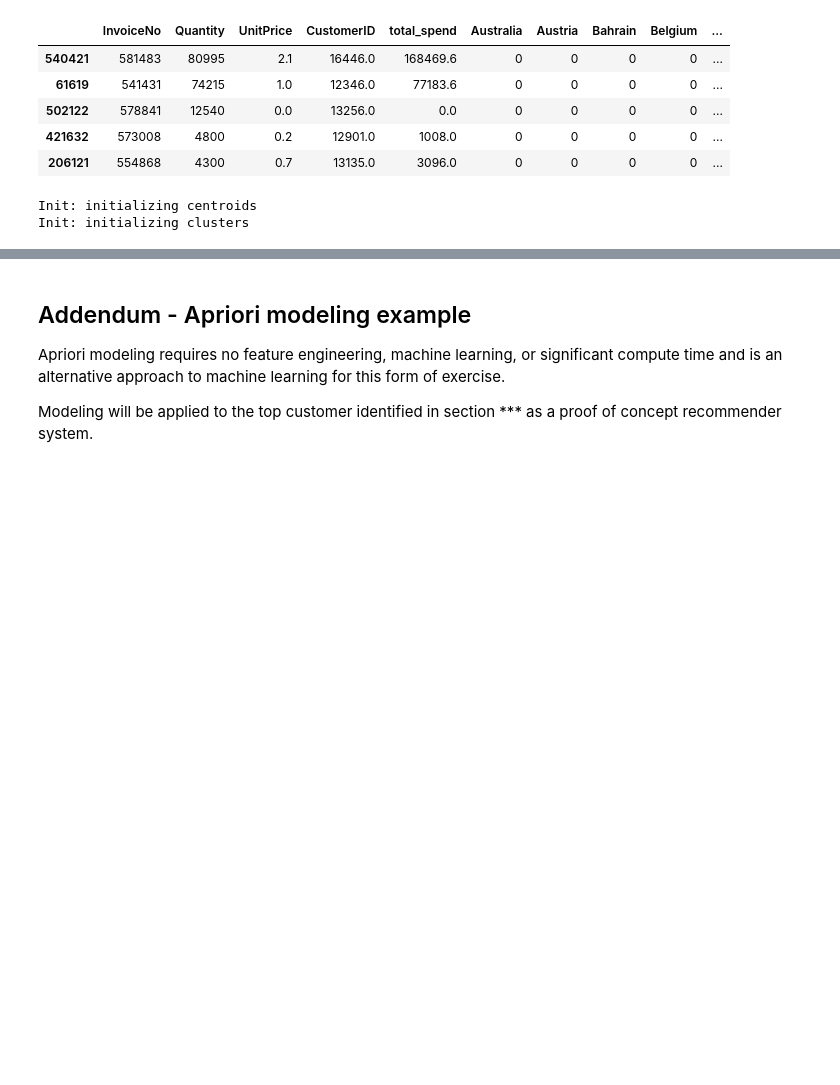
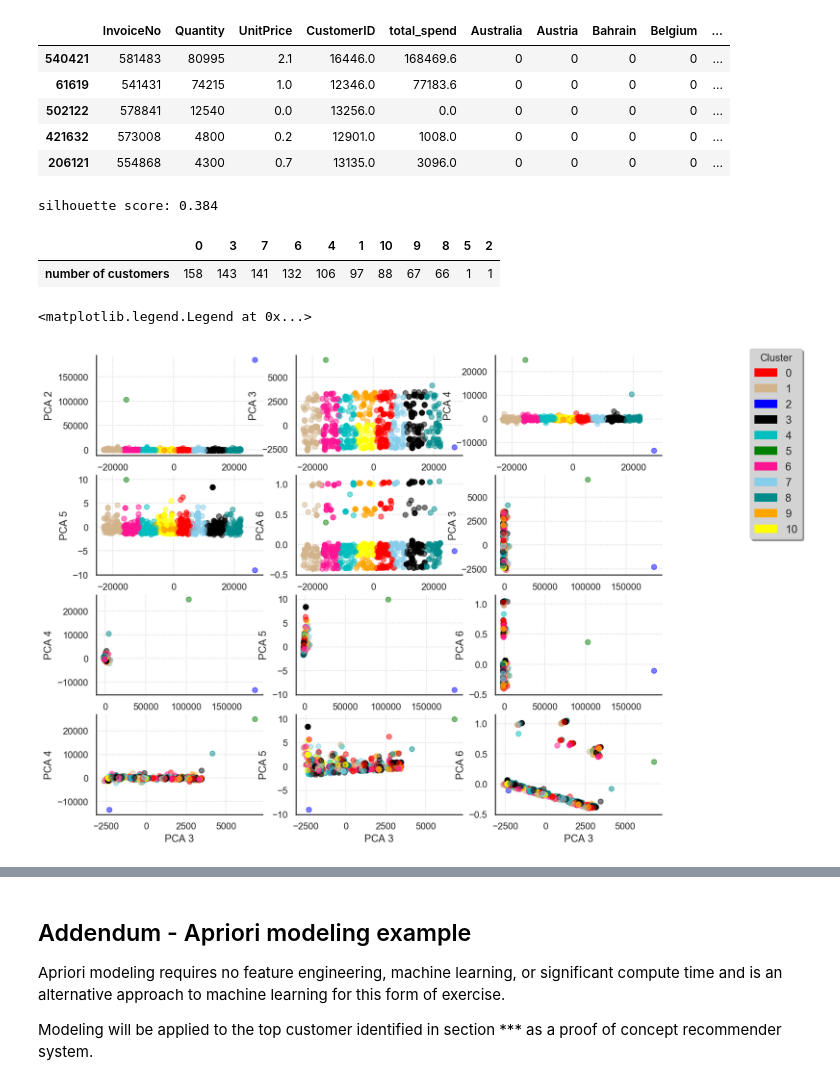
Before and after one commit to scheckley/online-retail, a Jupyter notebook: analysis.ipynb, the cells around one changed output, grey strips where cells are left out. Saved outputs shown, nothing was run; the diff lists cells and outputs as text; code cells hidden in the pictures; blank space fills up the shorter version.

```diff
--- a/analysis.ipynb
+++ b/analysis.ipynb
@@ -528,15 +556,19 @@ Xdata.head()
 | 502122 | 578841 | 12540 | 0.0 | 13256.0 | 0.0 | 0 | 0 | 0 | 0 | ... |
 | 421632 | 573008 | 4800 | 0.2 | 12901.0 | 1008.0 | 0 | 0 | 0 | 0 | ... |
 | 206121 | 554868 | 4300 | 0.7 | 13135.0 | 3096.0 | 0 | 0 | 0 | 0 | ... |
-# %%
-from kmodes.kmodes import KModes
-
-km = KModes(n_clusters=11, init='Huang', n_init=5, verbose=1)
-
-clusters = km.fit_predict(Xdata)
-
-# Print the cluster centroids
-print(km.cluster_centroids_)
-# %% [output]
-Init: initializing centroids
-Init: initializing clusters
+# %%
+#http://scikit-learn.org/stable/auto_examples/cluster/plot_kmeans_silhouette_analysis.html
+
+n_clusters = 11
+kmeans = KMeans(init='k-means++', n_clusters = n_clusters, n_init=100, n_jobs=-1)
+kmeans.fit(Xdata[:1000])
+clusters_clients = kmeans.predict(Xdata[:1000])
+silhouette_avg = silhouette_score(Xdata[:1000], clusters_clients)
+print('silhouette score: {:<.3f}'.format(silhouette_avg))
+# %% [output]
+silhouette score: 0.384
+# %%
+pd.DataFrame(pd.Series(clusters_clients).value_counts(), columns = ['number of customers']).T
+# %% [output]
+|  | 0 | 3 | 7 | 6 | 4 | 1 | 10 | 9 | 8 | 5 | 2 |
+| number of customers | 158 | 143 | 141 | 132 | 106 | 97 | 88 | 67 | 66 | 1 | 1 |
@@ -542,0 +577,44 @@ Init: initializing clusters
+# %%
+pca = PCA(n_components=6)
+matrix_3D = pca.fit_transform(Xdata[:1000])
+mat = pd.DataFrame(matrix_3D)
+mat['cluster'] = pd.Series(clusters_clients)
+# %%
+import matplotlib.patches as mpatches
+
+#sns.set_style("white")
+#sns.set_context("notebook", font_scale=1, rc={"lines.linewidth": 2.5})
+
+LABEL_COLOR_MAP = {0:'r', 1:'tan', 2:'b', 3:'k', 4:'c', 5:'g', 6:'deeppink', 7:'skyblue', 8:'darkcyan', 9:'orange',
+                   10:'yellow', 11:'tomato', 12:'seagreen'}
+label_color = [LABEL_COLOR_MAP[l] for l in mat['cluster']]
+
+fig = plt.figure(figsize = (12,10))
+increment = 0
+for ix in range(6):
+    for iy in range(ix+1, 6):
+        increment += 1
+        ax = fig.add_subplot(4,3,increment)
+        ax.scatter(mat[ix], mat[iy], c= label_color, alpha=0.5)
+        plt.ylabel('PCA {}'.format(iy+1), fontsize = 12)
+        plt.xlabel('PCA {}'.format(ix+1), fontsize = 12)
+        ax.yaxis.grid(color='lightgray', linestyle=':')
+        ax.xaxis.grid(color='lightgray', linestyle=':')
+        ax.spines['right'].set_visible(False)
+        ax.spines['top'].set_visible(False)
+
+        if increment == 12: break
+    if increment == 12: break
+
+
+comp_handler = []
+for i in range(n_clusters):
+    comp_handler.append(mpatches.Patch(color = LABEL_COLOR_MAP[i], label = i))
+
+plt.legend(handles=comp_handler, bbox_to_anchor=(1.1, 0.9),
+           title='Cluster', facecolor = 'lightgrey',
+           shadow = True, frameon = True, framealpha = 1,
+           fontsize = 13, bbox_transform = plt.gcf().transFigure)
+# %% [output]
+<matplotlib.legend.Legend at 0x...>
+[figure, added]
```
Also changed, not shown: parts of 16 cells of this notebook.
